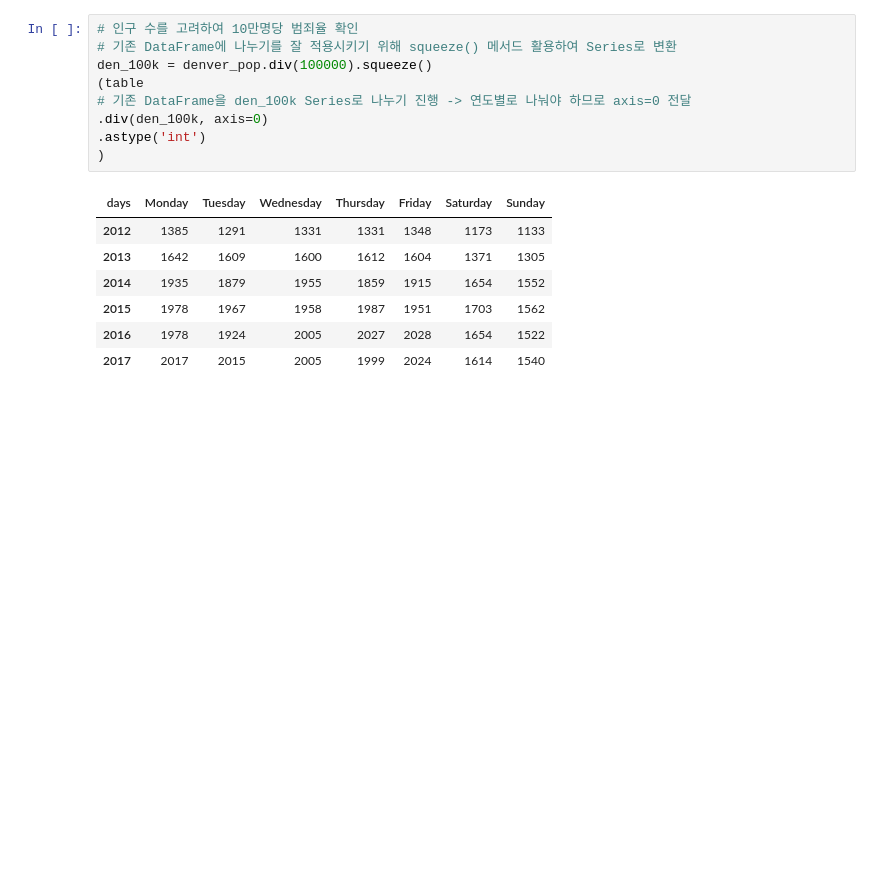
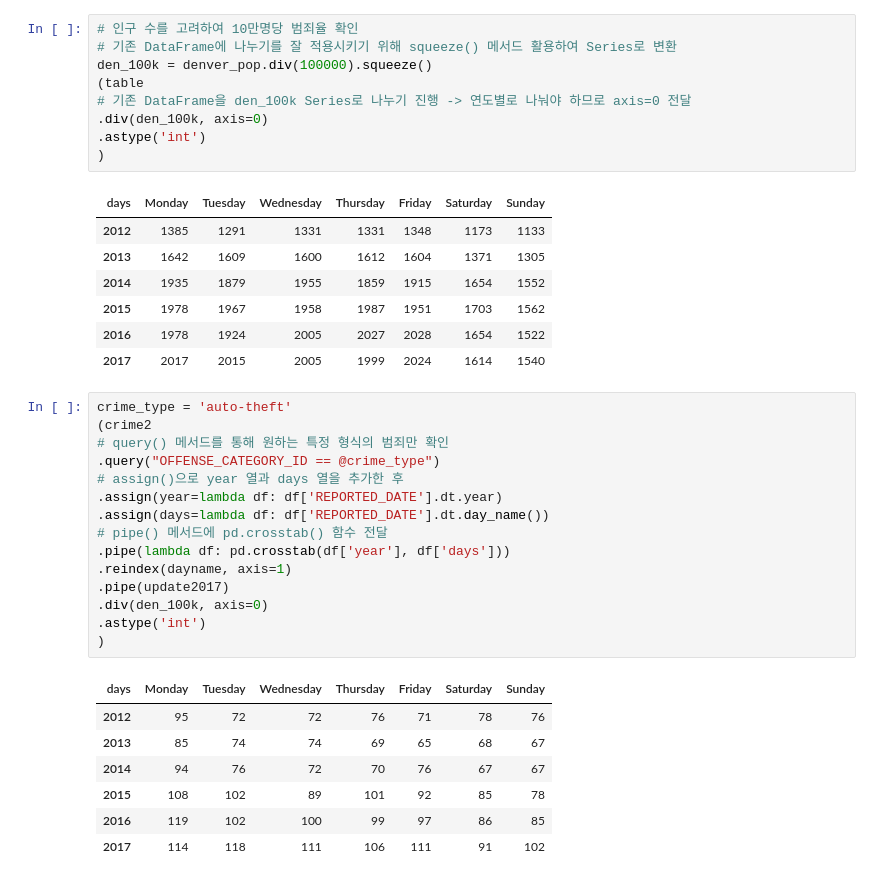
Before and after one commit to minstrel1149/pandas_practice-cookbook1, a Jupyter notebook: Pd_cookbook_1_chapter12.ipynb, the cells around one changed output. Cells and saved outputs as stored; diff of their text form; blank space fills up the shorter version.

```diff
--- a/Pd_cookbook_1_chapter12.ipynb
+++ b/Pd_cookbook_1_chapter12.ipynb
@@ -492,3 +492,26 @@ den_100k = denver_pop.div(100000).squeeze()
 | 2015 | 1978 | 1967 | 1958 | 1987 | 1951 | 1703 | 1562 |
 | 2016 | 1978 | 1924 | 2005 | 2027 | 2028 | 1654 | 1522 |
 | 2017 | 2017 | 2015 | 2005 | 1999 | 2024 | 1614 | 1540 |
+# %%
+crime_type = 'auto-theft'
+(crime2
+# query() 메서드를 통해 원하는 특정 형식의 범죄만 확인
+.query("OFFENSE_CATEGORY_ID == @crime_type")
+# assign()으로 year 열과 days 열을 추가한 후
+.assign(year=lambda df: df['REPORTED_DATE'].dt.year)
+.assign(days=lambda df: df['REPORTED_DATE'].dt.day_name())
+# pipe() 메서드에 pd.crosstab() 함수 전달
+.pipe(lambda df: pd.crosstab(df['year'], df['days']))
+.reindex(dayname, axis=1)
+.pipe(update2017)
+.div(den_100k, axis=0)
+.astype('int')
+)
+# %% [output]
+| days | Monday | Tuesday | Wednesday | Thursday | Friday | Saturday | Sunday |
+| 2012 | 95 | 72 | 72 | 76 | 71 | 78 | 76 |
+| 2013 | 85 | 74 | 74 | 69 | 65 | 68 | 67 |
+| 2014 | 94 | 76 | 72 | 70 | 76 | 67 | 67 |
+| 2015 | 108 | 102 | 89 | 101 | 92 | 85 | 78 |
+| 2016 | 119 | 102 | 100 | 99 | 97 | 86 | 85 |
+| 2017 | 114 | 118 | 111 | 106 | 111 | 91 | 102 |
```
Also changed, not shown: parts of 6 cells of this notebook, 2 other files.
